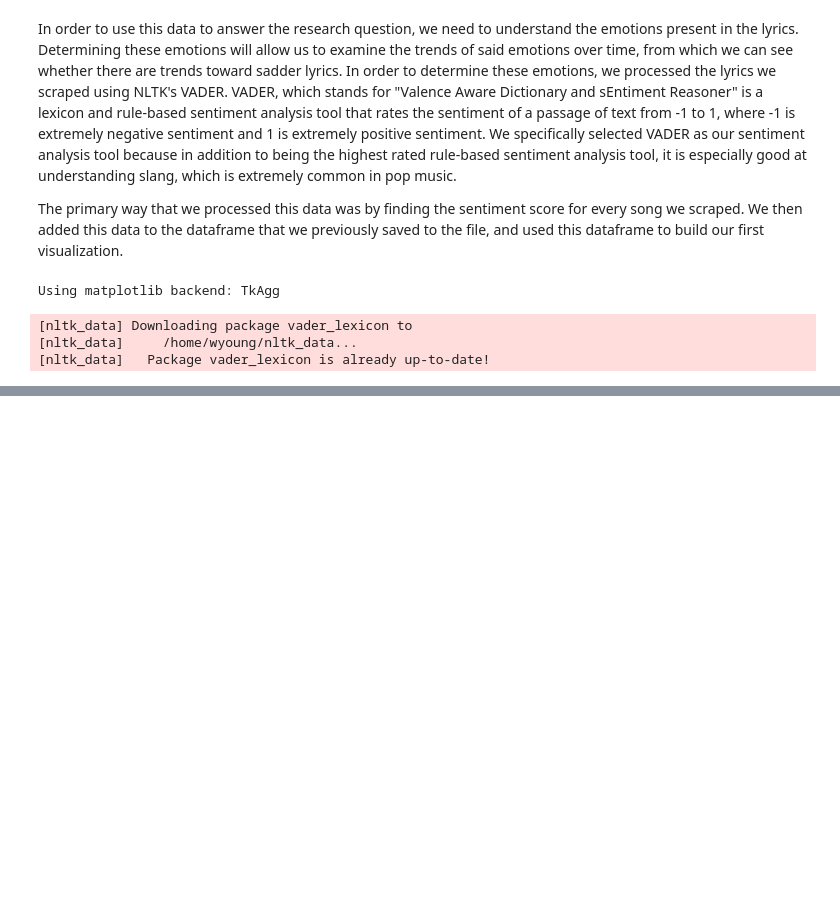
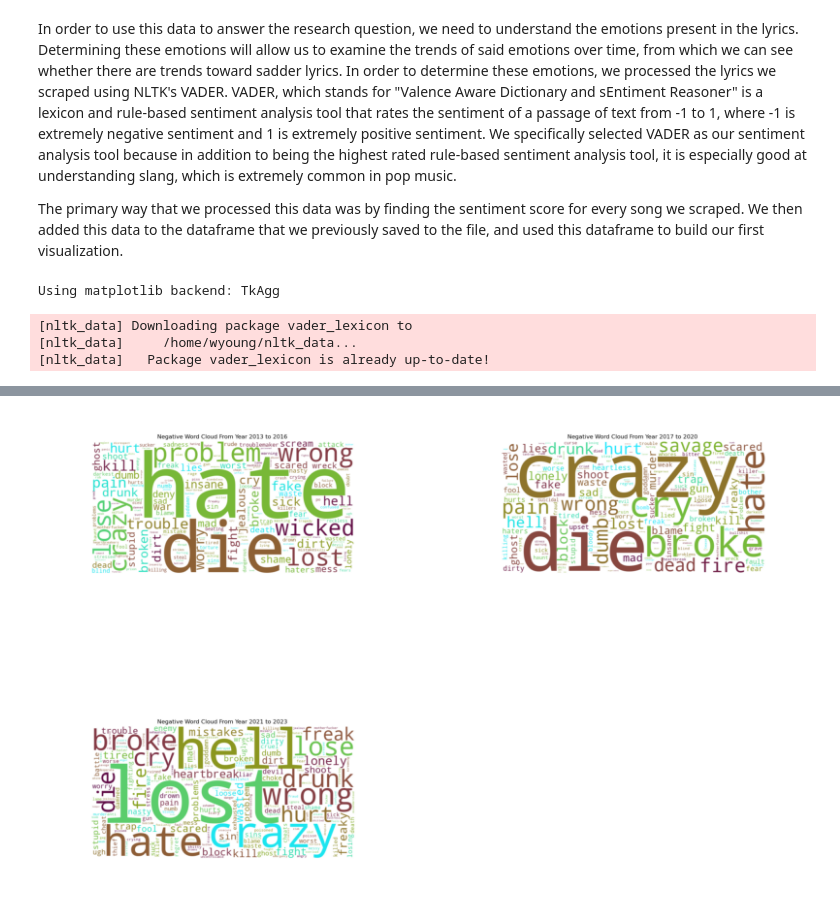
Before and after one commit to olincollege/pop-sadness-analysis, a Jupyter notebook: computational_essay copy.ipynb, the cells around one changed output, grey strips where cells are left out. Saved outputs shown, nothing was run; the diff lists cells and outputs as text; code cells hidden in the pictures; blank space fills up the shorter version.

```diff
--- a/computational_essay copy.ipynb
+++ b/computational_essay copy.ipynb
@@ -319,0 +409,38 @@ NameError: name 'positivity_scores' is not defined
+# %%
+%matplotlib inline
+# create figure
+fig = plt.figure(figsize=(10, 7))
+
+# setting values to rows and column variables
+rows = 2
+columns = 2
+
+# reading images
+Image1 = cv2.imread("negative_word_cloud_1.png")
+Image2 = cv2.imread("negative_word_cloud_2.png")
+Image3 = cv2.imread("negative_word_cloud_3.png")
+
+# Adds a subplot at the 1st position
+fig.add_subplot(rows, columns, 1)
+
+# showing image
+plt.imshow(Image1)
+plt.axis("off")
+
+# Adds a subplot at the 2nd position
+fig.add_subplot(rows, columns, 2)
+
+# showing image
+plt.imshow(Image2)
+plt.axis("off")
+
+# Adds a subplot at the 3rd position
+fig.add_subplot(rows, columns, 3)
+
+# showing image
+plt.imshow(Image3)
+plt.axis("off")
+
+plt.show()
+# %% [output]
+[figure, added]
```
Also changed, not shown: parts of 14 cells of this notebook, 11 other files.
